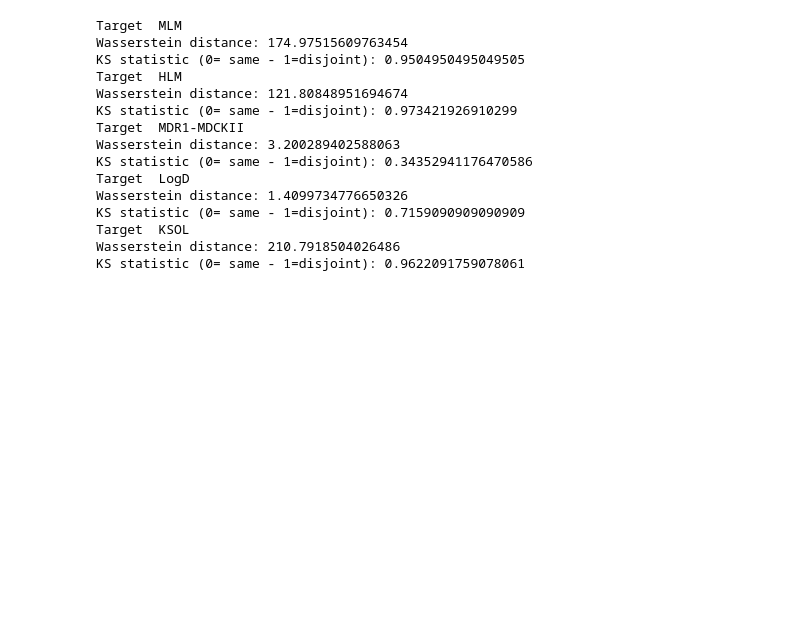
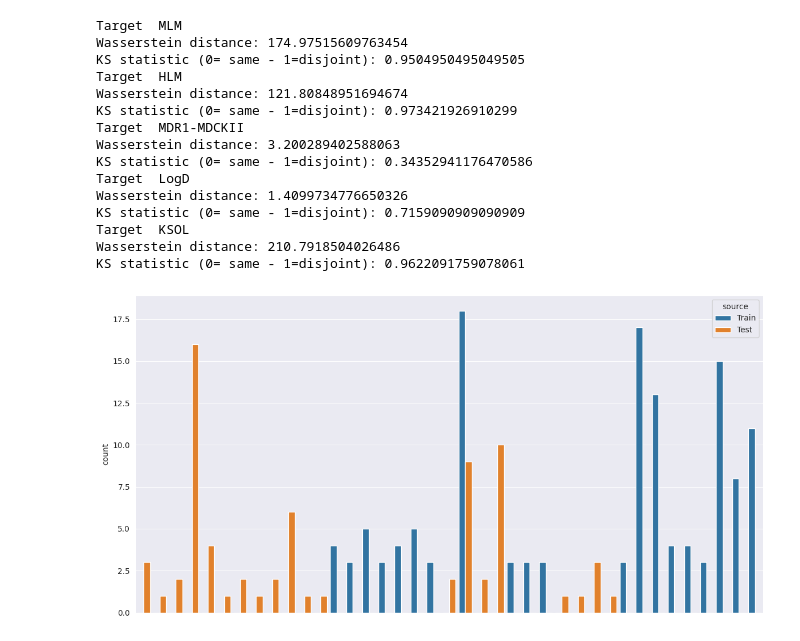
Before and after one commit to aehrlich1/stratified-tanimoto-split, a Jupyter notebook: data_exp_admet.ipynb, the cells around one changed output. Saved outputs shown, nothing was run; the diff lists cells and outputs as text; code cells hidden in the pictures; blank space fills up the shorter version.

Commit message:
scaffold comparison

```diff
--- a/data_exp_admet.ipynb
+++ b/data_exp_admet.ipynb
@@ -220,4 +220,53 @@ scaffold_counts= Counter(scaffold_smiles)
 mols = [Chem.MolFromSmiles(x[0]) for x in scaffold_counts.most_common(6)]
 img = Draw.MolsToImage(mols, molsPerRow=3, subImgSize=(200,200))
 img.show()
+# %%
+# get mols from smiles
+for tgt in ["MLM"]: # also almost the same for all tgts
+    smiles_train = [x["smiles"] for x in train_datasets[tgt]]
+    mols_train = [Chem.MolFromSmiles(smiles_train[i]) for i in range(len(smiles_train))]
+    scaffold_smiles = [Chem.MolToSmiles(GetScaffoldForMol(x)) for x in mols_train]
+    scaffold_counts_train = dict(Counter(scaffold_smiles).most_common(20))
+
+    smiles_test = [x["smiles"] for x in test_datasets[tgt]]
+    mols_test = [Chem.MolFromSmiles(smiles_test[i]) for i in range(len(smiles_test))]
+    scaffold_smiles = [Chem.MolToSmiles(GetScaffoldForMol(x)) for x in mols_test]
+    scaffold_counts_test = dict(Counter(scaffold_smiles).most_common(20))
+
+    all_keys = sorted(set(scaffold_counts_train.keys()) | set(scaffold_counts_test.keys()))
+
+    # df1 = pd.DataFrame({"category": all_keys, "count": [scaffold_counts_train.get(k, 0) for k in all_keys]})
+    # df2 = pd.DataFrame({"category": all_keys, "count": [scaffold_counts_test.get(k, 0) for k in all_keys]})
+    #
+    # fig, axes = plt.subplots(1, 2, figsize=(10, 4), sharey=True)
+    #
+    # sns.barplot(data=df1, x="category", y="count", color="teal", ax=axes[0])
+    # axes[0].set_title("Train")
+    # axes[0].set_xticklabels([])   # remove category labels
+    # axes[0].set_xlabel("")        # remove x-axis title
+    #
+    # sns.barplot(data=df2, x="category", y="count", color="orange", ax=axes[1])
+    # axes[1].set_title("Test")
+    # axes[1].set_xticklabels([])   # remove category labels
+    # axes[1].set_xlabel("")        # remove x-axis title
+
+    # build dataframe
+    df = pd.DataFrame({
+        "category": all_keys,
+        "Train": [scaffold_counts_train.get(k, 0) for k in all_keys],
+        "Test": [scaffold_counts_test.get(k, 0) for k in all_keys]
+    })
+
+    df_melt = df.melt(id_vars="category", var_name="source", value_name="count")
+
+    # plot grouped bar chart
+    plt.figure(figsize=(12, 6))
+    sns.barplot(data=df_melt, x="category", y="count", hue="source")
+    plt.xticks([], [])  # hide long category names
+    plt.xlabel("")
+    plt.tight_layout()
+
+plt.show()
+# %% [output]
+[figure, added]
 # %%
```
Also changed, not shown: parts of 1 cell of this notebook, 4 other files.
